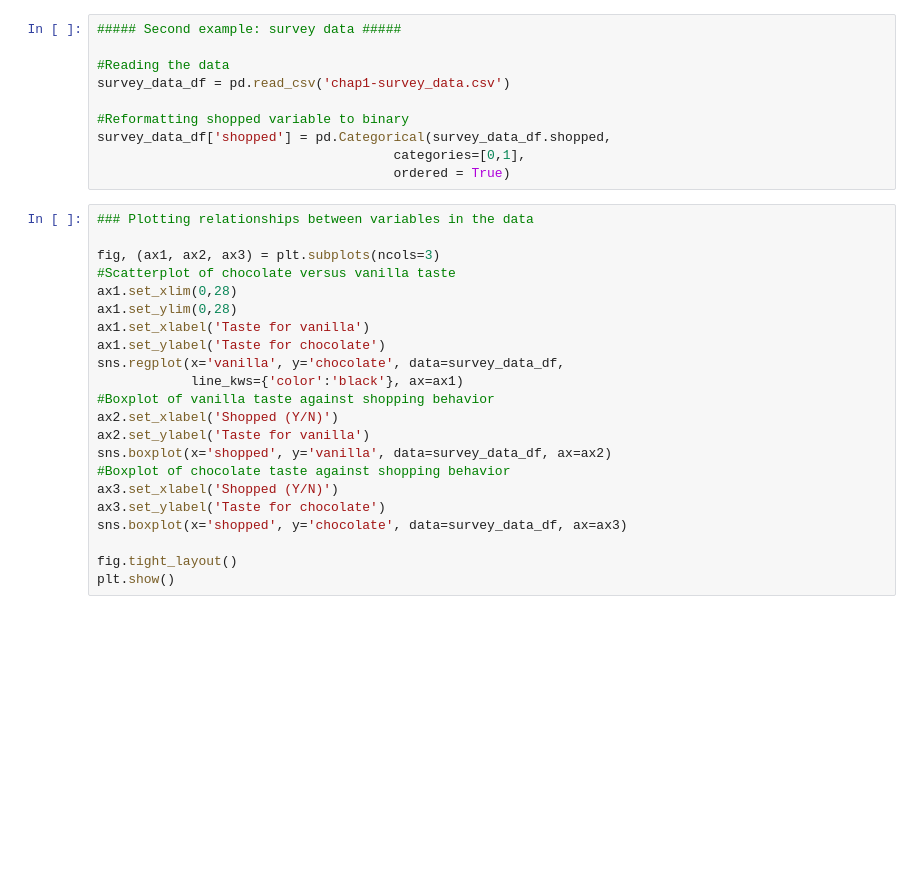
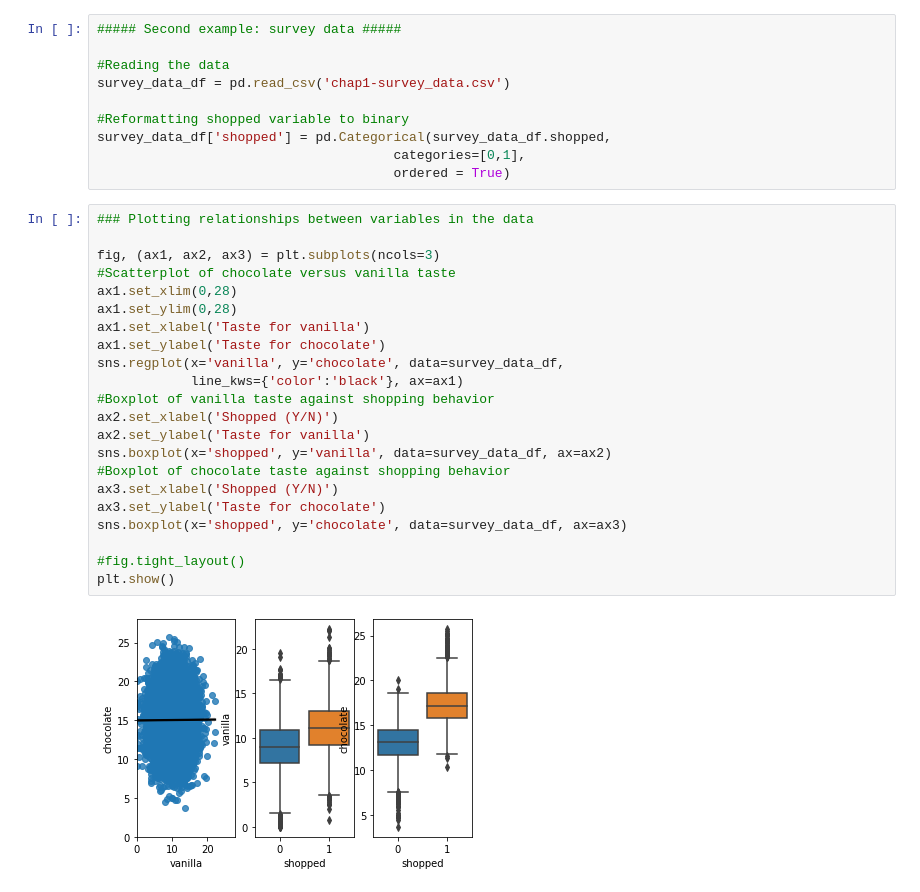
Before and after one commit to BuissonFlorent/BehavioralDataAnalysis, a Jupyter notebook: Chapter 1 - The causal-behavioral framework for data analysis/ch01.ipynb, the cells around one changed output. Cells and saved outputs as stored; diff of their text form; blank space fills up the shorter version.

```diff
--- a/Chapter 1 - The causal-behavioral framework for data analysis/ch01.ipynb
+++ b/Chapter 1 - The causal-behavioral framework for data analysis/ch01.ipynb
@@ -98,25 +98,27 @@ survey_data_df['shopped'] = pd.Categorical(survey_data_df.shopped,
 # %%
 ### Plotting relationships between variables in the data
 
 fig, (ax1, ax2, ax3) = plt.subplots(ncols=3)
 #Scatterplot of chocolate versus vanilla taste
 ax1.set_xlim(0,28)
 ax1.set_ylim(0,28)
 ax1.set_xlabel('Taste for vanilla')
 ax1.set_ylabel('Taste for chocolate')
 sns.regplot(x='vanilla', y='chocolate', data=survey_data_df,
             line_kws={'color':'black'}, ax=ax1)
 #Boxplot of vanilla taste against shopping behavior
 ax2.set_xlabel('Shopped (Y/N)')
 ax2.set_ylabel('Taste for vanilla')
 sns.boxplot(x='shopped', y='vanilla', data=survey_data_df, ax=ax2)
 #Boxplot of chocolate taste against shopping behavior
 ax3.set_xlabel('Shopped (Y/N)')
 ax3.set_ylabel('Taste for chocolate')
 sns.boxplot(x='shopped', y='chocolate', data=survey_data_df, ax=ax3)
 
-fig.tight_layout()
+#fig.tight_layout()
 plt.show()
+# %% [output]
+[figure, added]
 # %%
 ### Plotting same scatterplot but for shoppers only
 
```
Also changed, not shown: parts of 1 cell of this notebook, 4 other files.
